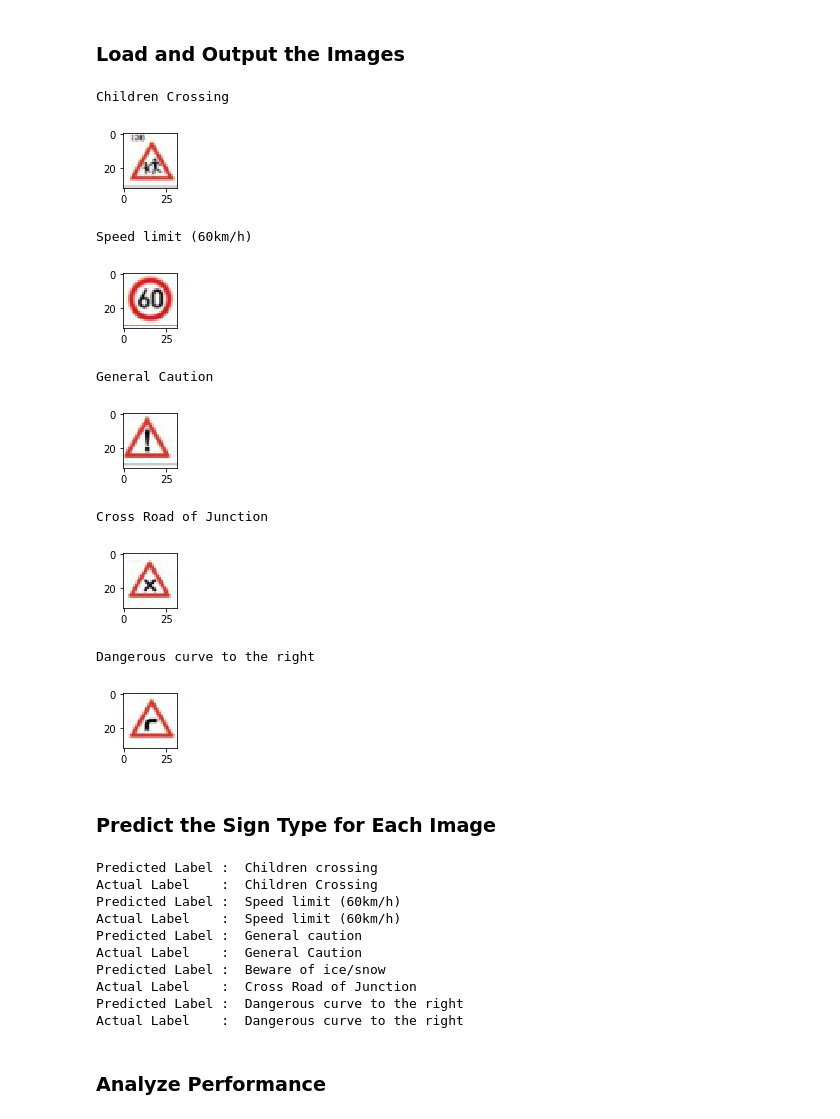
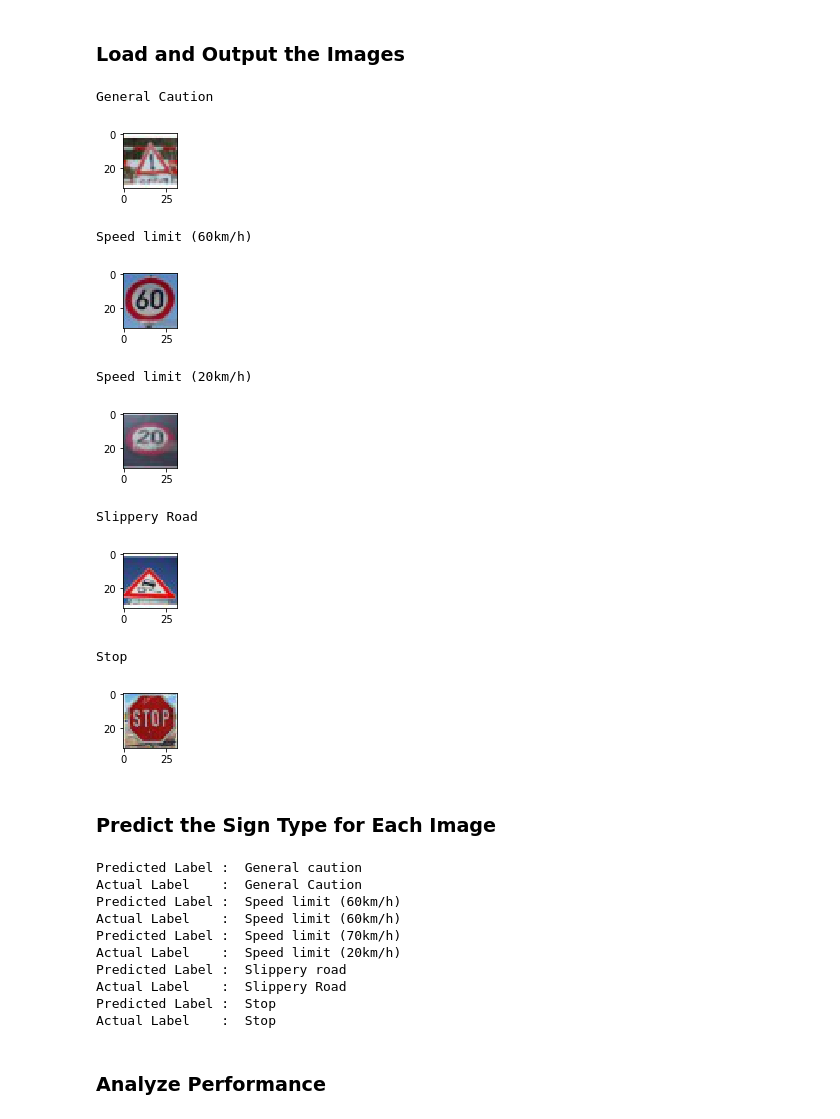
Before and after one commit to adnanshafi/trafficSign, a Jupyter notebook: Traffic_Sign_Classifier.ipynb, the cells around one changed output. Cells and saved outputs as stored; diff of their text form; code cells hidden in the pictures.

Commit message:
Visualiation

```diff
--- a/Traffic_Sign_Classifier.ipynb
+++ b/Traffic_Sign_Classifier.ipynb
@@ -550,27 +550,27 @@ def load_images_from_folder(folder):
     return np.array(images)
 # %%
 images = load_images_from_folder("SampleImages")
-given_labels = ['Children Crossing',
+given_labels = ['General Caution',
                  'Speed limit (60km/h)',
-                 'General Caution',
-                 'Cross Road of Junction',
-                 'Dangerous curve to the right']
+                 'Speed limit (20km/h)',
+                 'Slippery Road',
+                 'Stop']
 for l,img in zip(given_labels,images):
     plt.figure(figsize=(1,1))
     print (l)
     plt.imshow(img)
     plt.show()
 # %% [output]
-Children Crossing
+General Caution
-[figure, old version]
+[figure, new version]
 Speed limit (60km/h)
-[figure, old version]
+[figure, new version]
-General Caution
+Speed limit (20km/h)
-[figure, old version]
+[figure, new version]
-Cross Road of Junction
+Slippery Road
-[figure, old version]
+[figure, new version]
-Dangerous curve to the right
+Stop
-[figure, old version]
+[figure, new version]
 # %% [markdown]
 ### Predict the Sign Type for Each Image
 # %%
@@ -592,16 +592,16 @@ for pl,al in zip(labels_prediction, given_labels):
     print ("Predicted Label : ", label_names[str(pl)])
     print ("Actual Label    : ", al)
 # %% [output]
-Predicted Label :  Children crossing
-Actual Label    :  Children Crossing
+Predicted Label :  General caution
+Actual Label    :  General Caution
 Predicted Label :  Speed limit (60km/h)
 Actual Label    :  Speed limit (60km/h)
-Predicted Label :  General caution
-Actual Label    :  General Caution
-Predicted Label :  Beware of ice/snow
-Actual Label    :  Cross Road of Junction
-Predicted Label :  Dangerous curve to the right
-Actual Label    :  Dangerous curve to the right
+Predicted Label :  Speed limit (70km/h)
+Actual Label    :  Speed limit (20km/h)
+Predicted Label :  Slippery road
+Actual Label    :  Slippery Road
+Predicted Label :  Stop
+Actual Label    :  Stop
 # %% [markdown]
 ### Analyze Performance
 # %%
```
Also changed, not shown: parts of 9 cells of this notebook.
